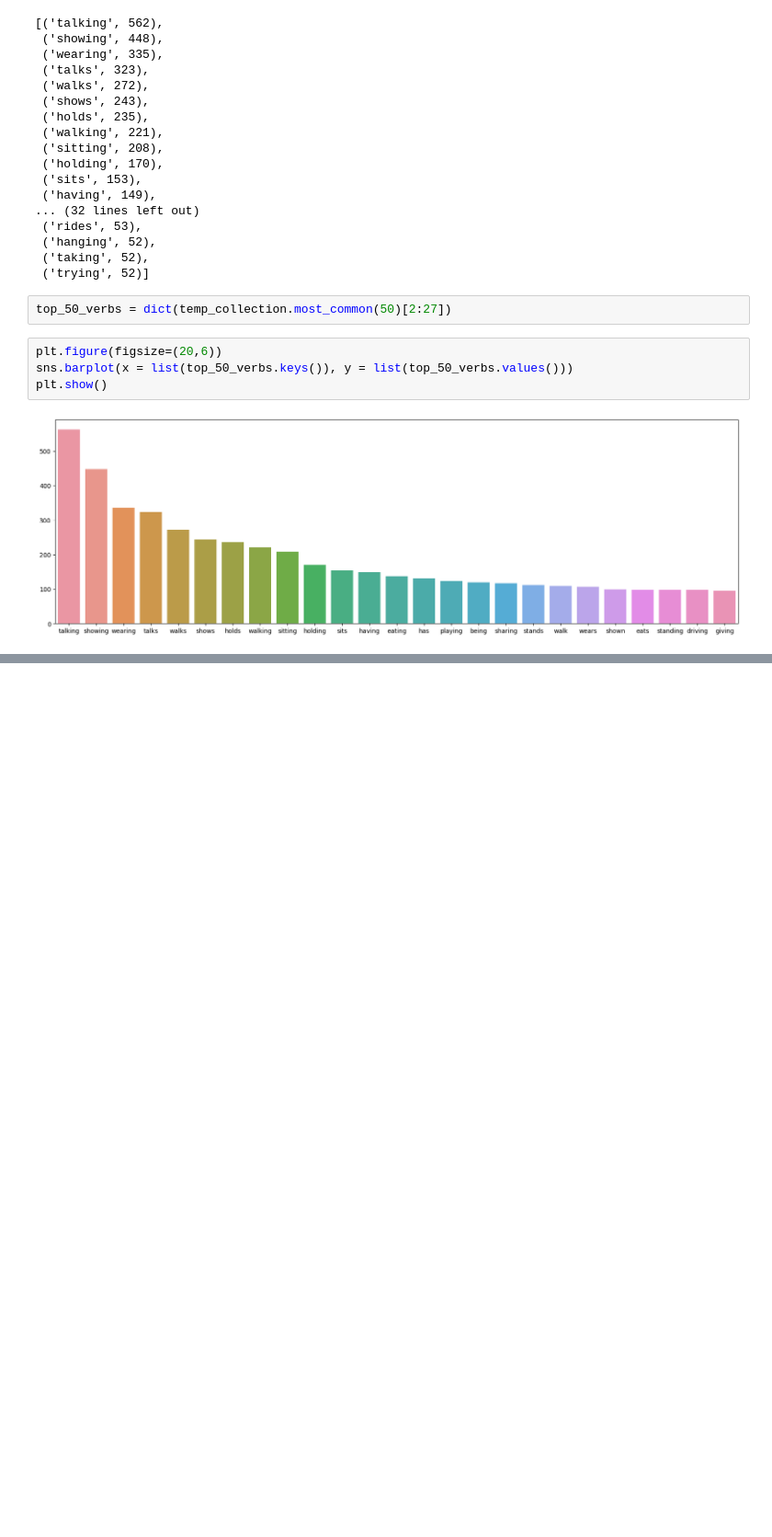
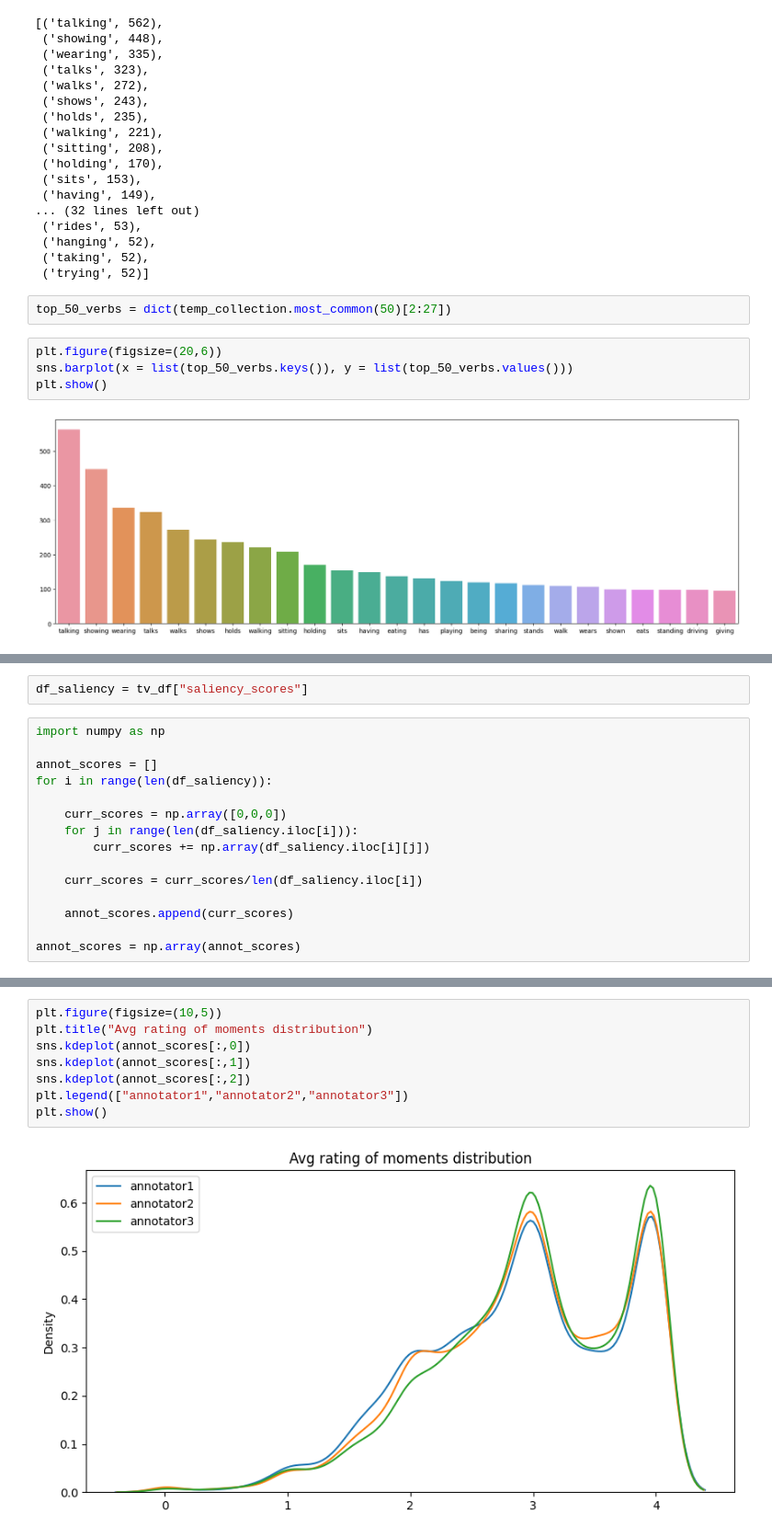
Before and after one commit to SreevaatsavB/qvhighlights_analyse, a Jupyter notebook: Data_analyse.ipynb, the cells around one changed output, grey strips where cells are left out. Shown at 92% size. Saved outputs shown, nothing was run; the diff lists cells and outputs as text; blank space fills up the shorter version.

```diff
--- a/Data_analyse.ipynb
+++ b/Data_analyse.ipynb
@@ -246,0 +367,17 @@ plt.show()
+# %%
+df_saliency = tv_df["saliency_scores"]
+# %%
+import numpy as np
+
+annot_scores = []
+for i in range(len(df_saliency)):
+
+    curr_scores = np.array([0,0,0])
+    for j in range(len(df_saliency.iloc[i])):
+        curr_scores += np.array(df_saliency.iloc[i][j])
+
+    curr_scores = curr_scores/len(df_saliency.iloc[i])
+
+    annot_scores.append(curr_scores)
+
+annot_scores = np.array(annot_scores)
@@ -246,0 +394,10 @@ plt.show()
+# %%
+plt.figure(figsize=(10,5))
+plt.title("Avg rating of moments distribution")
+sns.kdeplot(annot_scores[:,0])
+sns.kdeplot(annot_scores[:,1])
+sns.kdeplot(annot_scores[:,2])
+plt.legend(["annotator1","annotator2","annotator3"])
+plt.show()
+# %% [output]
+[figure, added]
```
Also changed, not shown: parts of 41 cells of this notebook, 3 other files.
